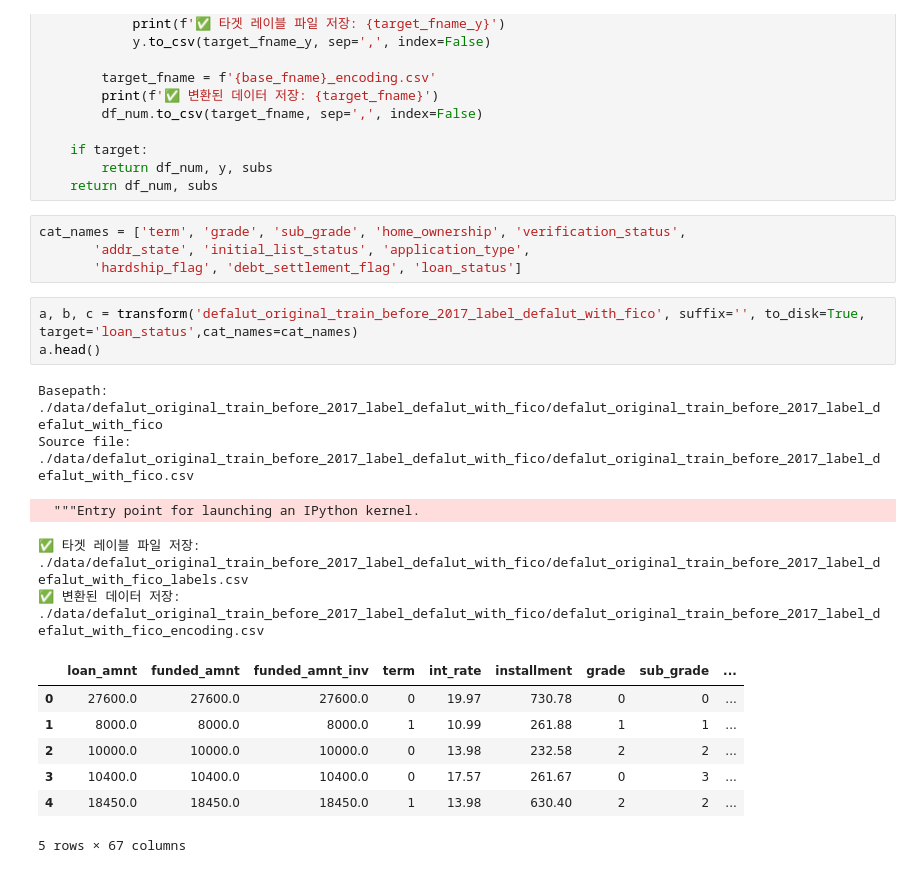
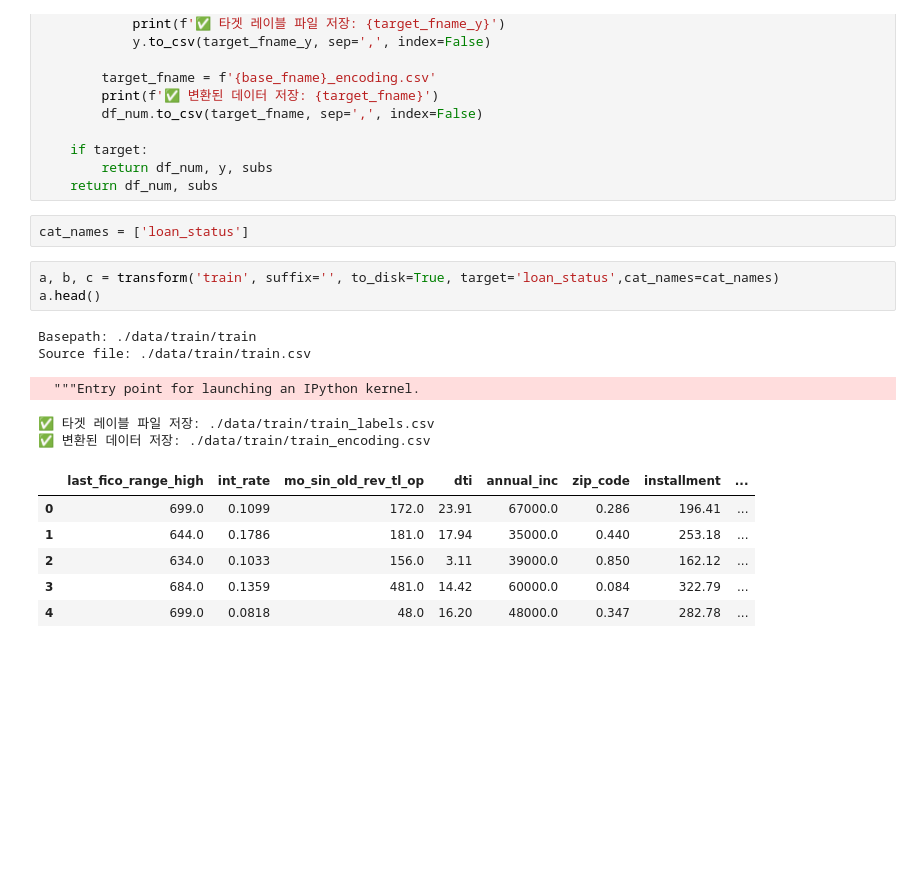
Before and after one commit to Seungminin/Data_Analysis_lending-club, a Jupyter notebook: tablegan/preprocess_data.ipynb, the cells around one changed output. Saved outputs shown, nothing was run; the diff lists cells and outputs as text; blank space fills up the shorter version.

Commit message:
generate train dropped feature s

```diff
--- a/tablegan/preprocess_data.ipynb
+++ b/tablegan/preprocess_data.ipynb
@@ -95,24 +95,21 @@ def transform(ds: str, suffix: str = '', sep: str = ',', ext: str = 'csv',
     if target:
         return df_num, y, subs
     return df_num, subs
-# %%
-cat_names = ['term', 'grade', 'sub_grade', 'home_ownership', 'verification_status',
-       'addr_state', 'initial_list_status', 'application_type',
-       'hardship_flag', 'debt_settlement_flag', 'loan_status']
+# %%
+cat_names = ['loan_status']
 # %%
-a, b, c = transform('defalut_original_train_before_2017_label_defalut_with_fico', suffix='', to_disk=True, target='loan_status',cat_names=cat_names)
+a, b, c = transform('train', suffix='', to_disk=True, target='loan_status',cat_names=cat_names)
 a.head()
 # %% [output]
-Basepath: ./data/defalut_original_train_before_2017_label_defalut_with_fico/defalut_original_train_before_2017_label_defalut_with_fico
-Source file: ./data/defalut_original_train_before_2017_label_defalut_with_fico/defalut_original_train_before_2017_label_defalut_with_fico.csv
+Basepath: ./data/train/train
+Source file: ./data/train/train.csv
   """Entry point for launching an IPython kernel.
-✅ 타겟 레이블 파일 저장: ./data/defalut_original_train_before_2017_label_defalut_with_fico/defalut_original_train_before_2017_label_defalut_with_fico_labels.csv
-✅ 변환된 데이터 저장: ./data/defalut_original_train_before_2017_label_defalut_with_fico/defalut_original_train_before_2017_label_defalut_with_fico_encoding.csv
+✅ 타겟 레이블 파일 저장: ./data/train/train_labels.csv
+✅ 변환된 데이터 저장: ./data/train/train_encoding.csv
-|  | loan_amnt | funded_amnt | funded_amnt_inv | term | int_rate | installment | grade | sub_grade | ... |
-| 0 | 27600.0 | 27600.0 | 27600.0 | 0 | 19.97 | 730.78 | 0 | 0 | ... |
-| 1 | 8000.0 | 8000.0 | 8000.0 | 1 | 10.99 | 261.88 | 1 | 1 | ... |
-| 2 | 10000.0 | 10000.0 | 10000.0 | 0 | 13.98 | 232.58 | 2 | 2 | ... |
-| 3 | 10400.0 | 10400.0 | 10400.0 | 0 | 17.57 | 261.67 | 0 | 3 | ... |
-| 4 | 18450.0 | 18450.0 | 18450.0 | 1 | 13.98 | 630.40 | 2 | 2 | ... |
+|  | last_fico_range_high | int_rate | mo_sin_old_rev_tl_op | dti | annual_inc | zip_code | installment | ... |
+| 0 | 699.0 | 0.1099 | 172.0 | 23.91 | 67000.0 | 0.286 | 196.41 | ... |
+| 1 | 644.0 | 0.1786 | 181.0 | 17.94 | 35000.0 | 0.440 | 253.18 | ... |
+| 2 | 634.0 | 0.1033 | 156.0 | 3.11 | 39000.0 | 0.850 | 162.12 | ... |
+| 3 | 684.0 | 0.1359 | 481.0 | 14.42 | 60000.0 | 0.084 | 322.79 | ... |
+| 4 | 699.0 | 0.0818 | 48.0 | 16.20 | 48000.0 | 0.347 | 282.78 | ... |
-5 rows × 67 columns
 # %%
```
Also changed, not shown: parts of 2 cells of this notebook.
